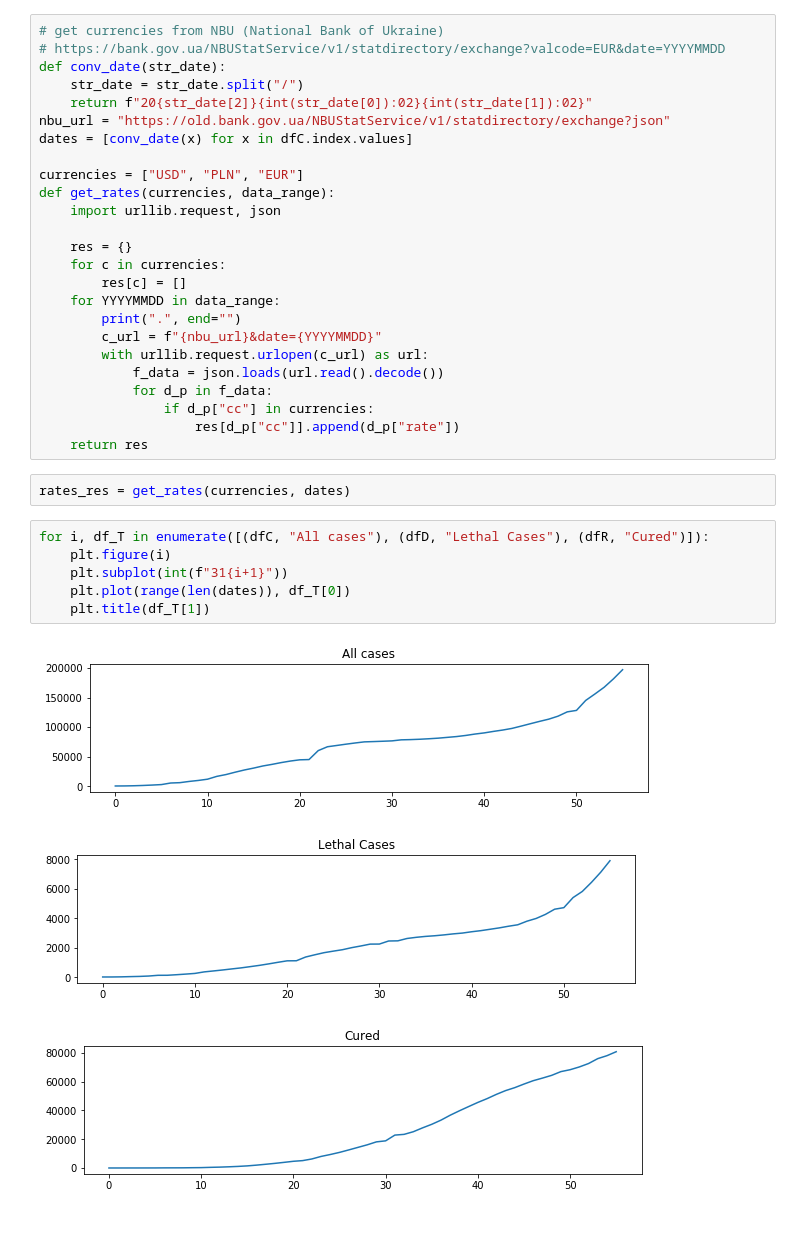
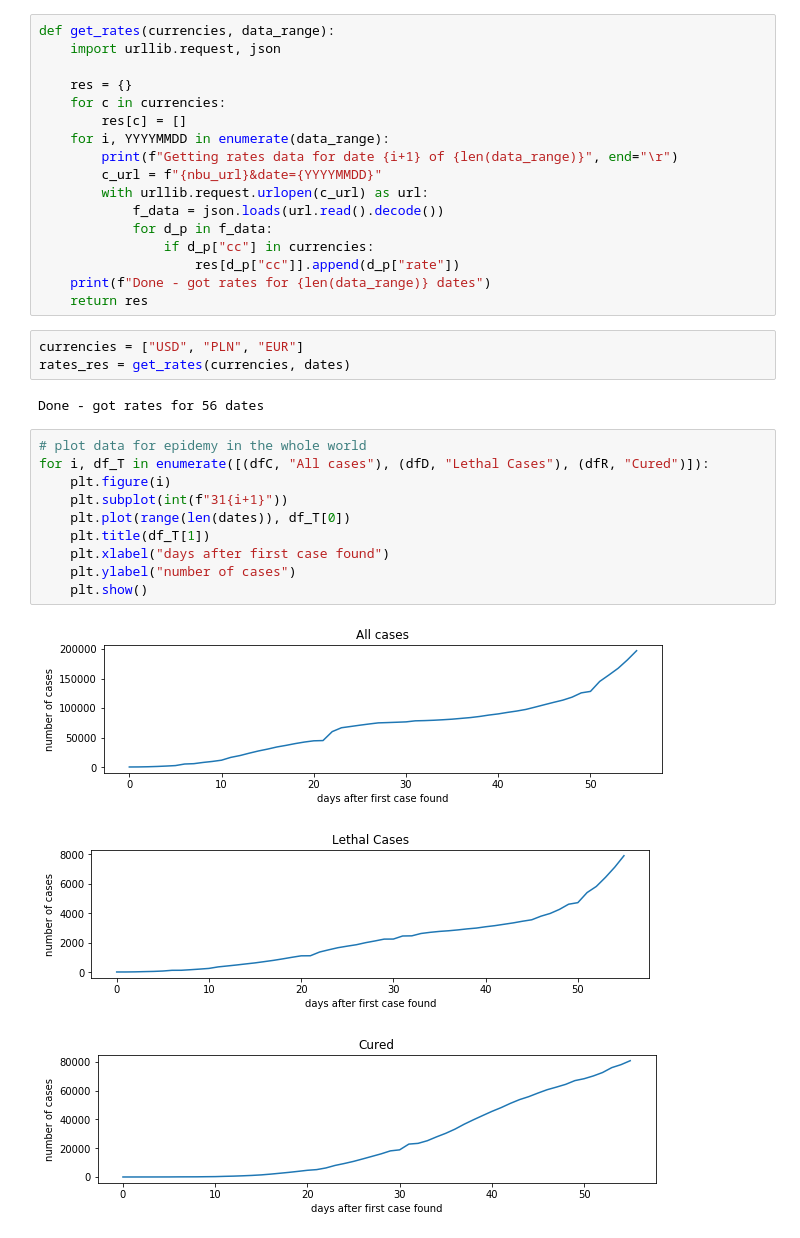
Before and after one commit to maks-ym/korona-currency-project, a Jupyter notebook: project_currencies.ipynb, the cells around one changed output. Drawn from its saved outputs; the diff is of its cells as text.

```diff
--- a/project_currencies.ipynb
+++ b/project_currencies.ipynb
@@ -50,38 +50,37 @@ del dfR["Country/Region"]; del dfR["Lat"]; del dfR["Long"]
 # %%
-# get currencies from NBU (National Bank of Ukraine)
-# https://bank.gov.ua/NBUStatService/v1/statdirectory/exchange?valcode=EUR&date=YYYYMMDD
-def conv_date(str_date):
-    str_date = str_date.split("/")
-    return f"20{str_date[2]}{int(str_date[0]):02}{int(str_date[1]):02}"
-nbu_url = "https://old.bank.gov.ua/NBUStatService/v1/statdirectory/exchange?json"
-dates = [conv_date(x) for x in dfC.index.values]
-
-currencies = ["USD", "PLN", "EUR"]
 def get_rates(currencies, data_range):
     import urllib.request, json
 
     res = {}
     for c in currencies:
         res[c] = []
-    for YYYYMMDD in data_range:
-        print(".", end="")
+    for i, YYYYMMDD in enumerate(data_range):
+        print(f"Getting rates data for date {i+1} of {len(data_range)}", end="\r")
         c_url = f"{nbu_url}&date={YYYYMMDD}"
         with urllib.request.urlopen(c_url) as url:
             f_data = json.loads(url.read().decode())
             for d_p in f_data:
                 if d_p["cc"] in currencies:
                     res[d_p["cc"]].append(d_p["rate"])
+    print(f"Done - got rates for {len(data_range)} dates")
     return res
 # %%
+currencies = ["USD", "PLN", "EUR"]
 rates_res = get_rates(currencies, dates)
+# %% [output]
+Done - got rates for 56 dates
 # %%
+# plot data for epidemy in the whole world
 for i, df_T in enumerate([(dfC, "All cases"), (dfD, "Lethal Cases"), (dfR, "Cured")]):
     plt.figure(i)
     plt.subplot(int(f"31{i+1}"))
     plt.plot(range(len(dates)), df_T[0])
     plt.title(df_T[1])
+    plt.xlabel("days after first case found")
+    plt.ylabel("number of cases")
+    plt.show()
 # %% [output]
-[figure, old version]
+[figure, new version]
-[figure, old version]
+[figure, new version]
-[figure, old version]
+[figure, new version]
 # %%
```
Also changed, not shown: parts of 5 cells of this notebook.
